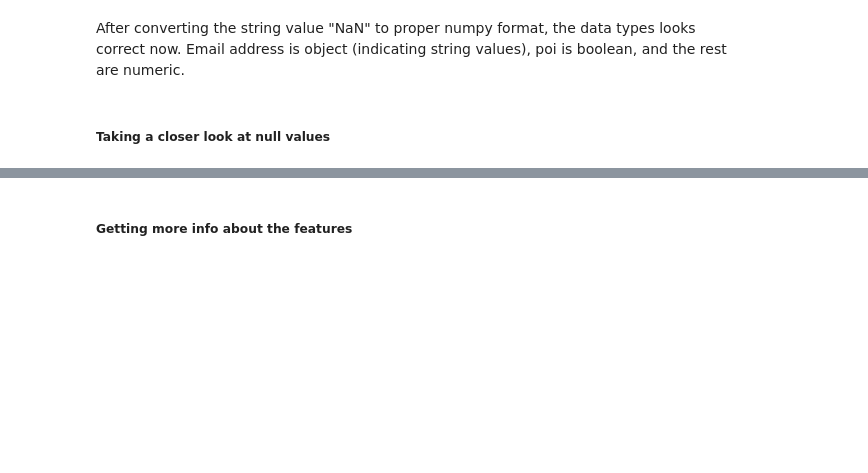
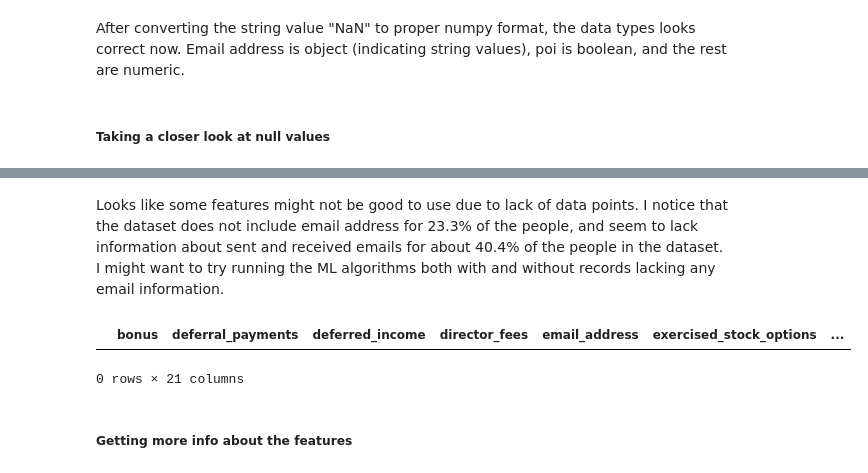
Before and after one commit to gisledb/udacity_nanodegree, a Jupyter notebook: p5_machine_learning/course_files/ud120-projects-master/final_project/poi_id.ipynb, the cells around one changed output, grey strips where cells are left out. Cells and saved outputs as stored; diff of their text form; code cells hidden in the pictures; blank space fills up the shorter version.

```diff
--- a/p5_machine_learning/course_files/ud120-projects-master/final_project/poi_id.ipynb
+++ b/p5_machine_learning/course_files/ud120-projects-master/final_project/poi_id.ipynb
@@ -146,3 +150,11 @@ Looks like some features might not be good to use due to lack of data points.
+# %% [markdown]
+Looks like some features might not be good to use due to lack of data points. I notice that the dataset does not include email address for 23.3% of the people, and seem to lack information about sent and received emails for about 40.4% of the people in the dataset. I might want to try running the ML algorithms both with and without records lacking any email information.
+# %%
+# Checking if all the users with missing from_messages are the same as the users with missing to_messages, and vice versa.
+df_people[df_people['from_messages'].isnull() != df_people['to_messages'].isnull()]
+# %% [output]
+|  | bonus | deferral_payments | deferred_income | director_fees | email_address | exercised_stock_options | ... |
+0 rows × 21 columns
 # %% [markdown]
 ##### Getting more info about the features
 # %% [markdown]
```
Also changed, not shown: parts of 33 cells of this notebook.
